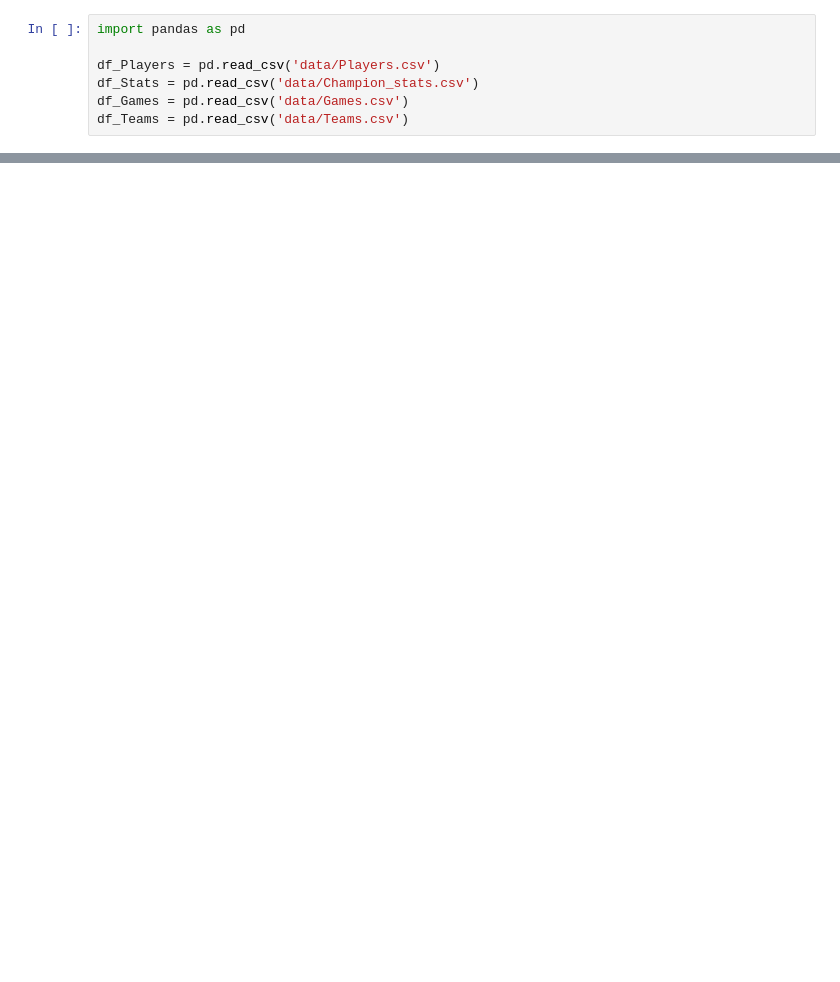
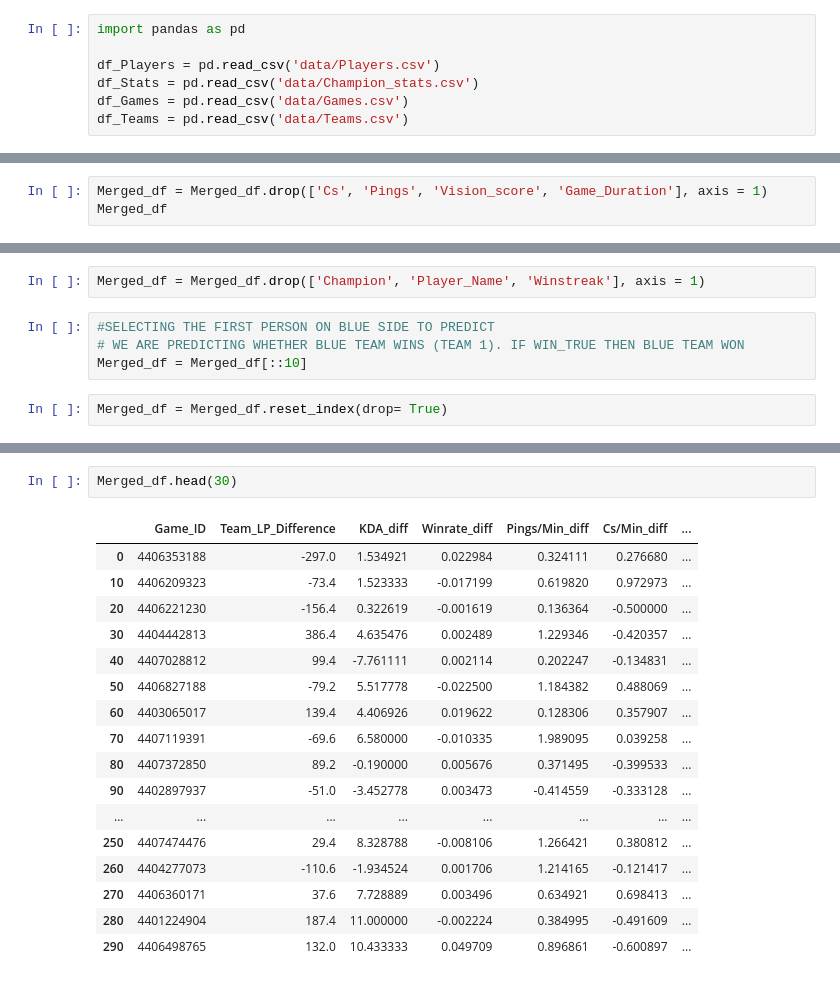
Before and after one commit to JDPayne11/League_of_Legends_ML, a Jupyter notebook: Untitled.ipynb, the cells around one changed output, grey strips where cells are left out. Cells and saved outputs as stored; diff of their text form; blank space fills up the shorter version.

```diff
--- a/Untitled.ipynb
+++ b/Untitled.ipynb
@@ -114,0 +650,3 @@ pd.concat([df_Games, df_Teams, df_Players], axis = 1).head()
+# %%
+Merged_df = Merged_df.drop(['Cs', 'Pings', 'Vision_score', 'Game_Duration'], axis = 1)
+Merged_df
@@ -114,0 +667,8 @@ pd.concat([df_Games, df_Teams, df_Players], axis = 1).head()
+# %%
+Merged_df = Merged_df.drop(['Champion', 'Player_Name', 'Winstreak'], axis = 1)
+# %%
+#SELECTING THE FIRST PERSON ON BLUE SIDE TO PREDICT
+# WE ARE PREDICTING WHETHER BLUE TEAM WINS (TEAM 1). IF WIN_TRUE THEN BLUE TEAM WON
+Merged_df = Merged_df[::10]
+# %%
+Merged_df = Merged_df.reset_index(drop= True)
@@ -114,0 +689,20 @@ pd.concat([df_Games, df_Teams, df_Players], axis = 1).head()
+# %%
+Merged_df.head(30)
+# %% [output]
+|  | Game_ID | Team_LP_Difference | KDA_diff | Winrate_diff | Pings/Min_diff | Cs/Min_diff | ... |
+| 0 | 4406353188 | -297.0 | 1.534921 | 0.022984 | 0.324111 | 0.276680 | ... |
+| 10 | 4406209323 | -73.4 | 1.523333 | -0.017199 | 0.619820 | 0.972973 | ... |
+| 20 | 4406221230 | -156.4 | 0.322619 | -0.001619 | 0.136364 | -0.500000 | ... |
+| 30 | 4404442813 | 386.4 | 4.635476 | 0.002489 | 1.229346 | -0.420357 | ... |
+| 40 | 4407028812 | 99.4 | -7.761111 | 0.002114 | 0.202247 | -0.134831 | ... |
+| 50 | 4406827188 | -79.2 | 5.517778 | -0.022500 | 1.184382 | 0.488069 | ... |
+| 60 | 4403065017 | 139.4 | 4.406926 | 0.019622 | 0.128306 | 0.357907 | ... |
+| 70 | 4407119391 | -69.6 | 6.580000 | -0.010335 | 1.989095 | 0.039258 | ... |
+| 80 | 4407372850 | 89.2 | -0.190000 | 0.005676 | 0.371495 | -0.399533 | ... |
+| 90 | 4402897937 | -51.0 | -3.452778 | 0.003473 | -0.414559 | -0.333128 | ... |
+| ... | ... | ... | ... | ... | ... | ... | ... |
+| 250 | 4407474476 | 29.4 | 8.328788 | -0.008106 | 1.266421 | 0.380812 | ... |
+| 260 | 4404277073 | -110.6 | -1.934524 | 0.001706 | 1.214165 | -0.121417 | ... |
+| 270 | 4406360171 | 37.6 | 7.728889 | 0.003496 | 0.634921 | 0.698413 | ... |
+| 280 | 4401224904 | 187.4 | 11.000000 | -0.002224 | 0.384995 | -0.491609 | ... |
+| 290 | 4406498765 | 132.0 | 10.433333 | 0.049709 | 0.896861 | -0.600897 | ... |
```
Also changed, not shown: parts of 77 cells of this notebook.
